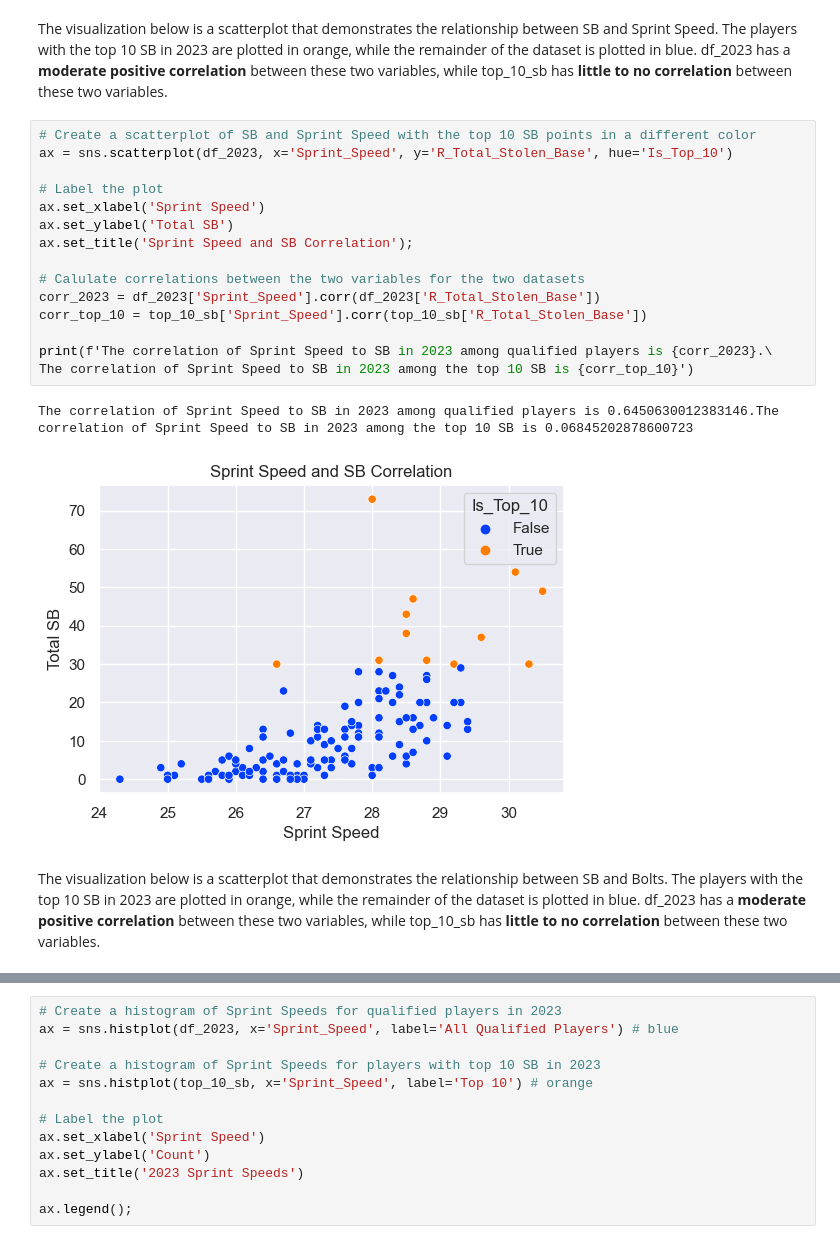
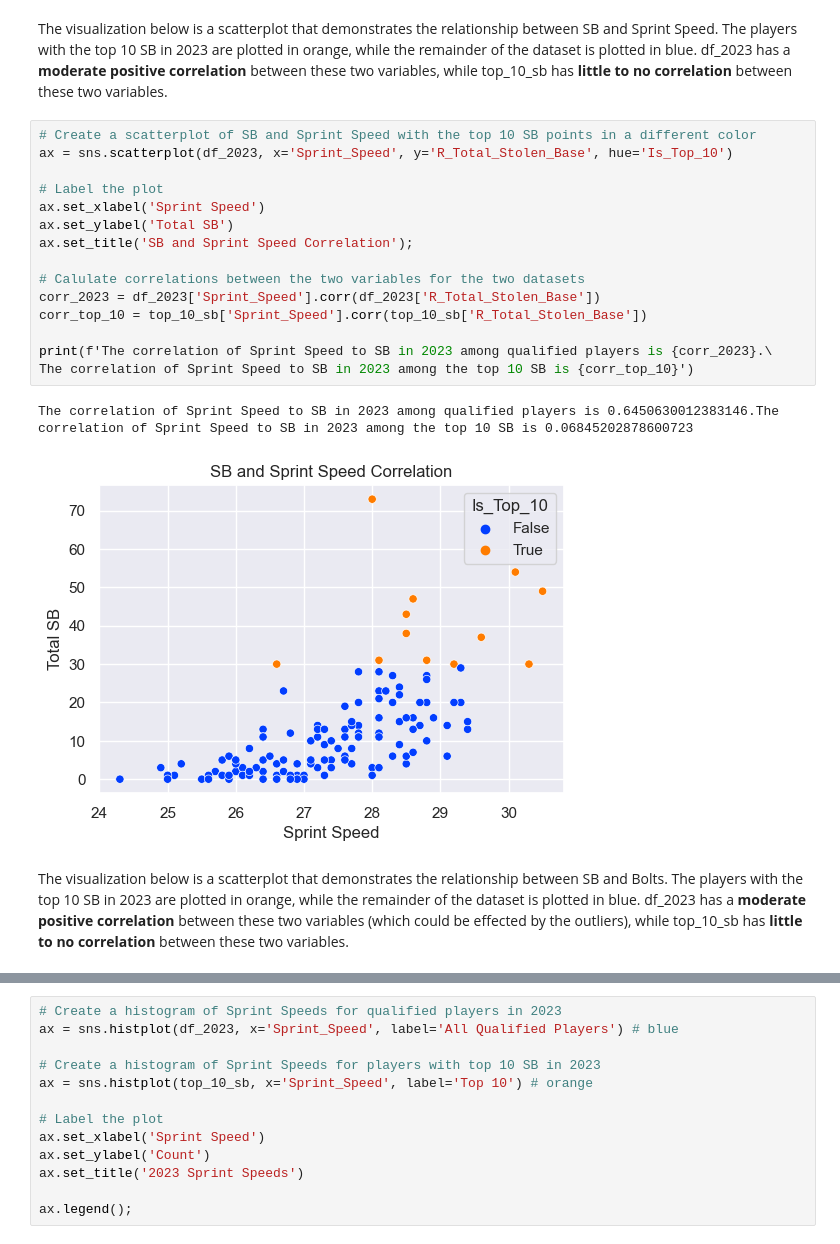
Before and after one commit to scarlettvalentin/mlb_stolen_bases, a Jupyter notebook: notebook.ipynb, the cells around one changed output, grey strips where cells are left out. Drawn from its saved outputs; the diff is of its cells as text.

Commit message:
rename graphs in notebook

```diff
--- a/notebook.ipynb
+++ b/notebook.ipynb
@@ -345,23 +349,23 @@ The visualization below is a scatterplot that demonstrates the relationship betw
 # %%
 # Create a scatterplot of SB and Sprint Speed with the top 10 SB points in a different color
 ax = sns.scatterplot(df_2023, x='Sprint_Speed', y='R_Total_Stolen_Base', hue='Is_Top_10')
 
 # Label the plot
 ax.set_xlabel('Sprint Speed')
 ax.set_ylabel('Total SB')
-ax.set_title('Sprint Speed and SB Correlation');
+ax.set_title('SB and Sprint Speed Correlation');
 
 # Calulate correlations between the two variables for the two datasets
 corr_2023 = df_2023['Sprint_Speed'].corr(df_2023['R_Total_Stolen_Base'])
 corr_top_10 = top_10_sb['Sprint_Speed'].corr(top_10_sb['R_Total_Stolen_Base'])
 
 print(f'The correlation of Sprint Speed to SB in 2023 among qualified players is {corr_2023}.\
 The correlation of Sprint Speed to SB in 2023 among the top 10 SB is {corr_top_10}')
 # %% [output]
 The correlation of Sprint Speed to SB in 2023 among qualified players is 0.6450630012383146.The correlation of Sprint Speed to SB in 2023 among the top 10 SB is 0.06845202878600723
-[figure, old version]
+[figure, new version]
 # %% [markdown]
-The visualization below is a scatterplot that demonstrates the relationship between SB and Bolts. The players with the top 10 SB in 2023 are plotted in orange, while the remainder of the dataset is plotted in blue. df_2023 has a **moderate positive correlation** between these two variables, while top_10_sb has **little to no correlation** between these two variables.
+The visualization below is a scatterplot that demonstrates the relationship between SB and Bolts. The players with the top 10 SB in 2023 are plotted in orange, while the remainder of the dataset is plotted in blue. df_2023 has a **moderate positive correlation** between these two variables (which could be effected by the outliers), while top_10_sb has **little to no correlation** between these two variables.
 # %%
 # Create a scatterplot of SB and Bolts with the top 10 SB points in a different color
 ax = sns.scatterplot(df_2023, x='N_Bolts', y='R_Total_Stolen_Base', hue='Is_Top_10')
```
Also changed, not shown: parts of 8 cells of this notebook.
